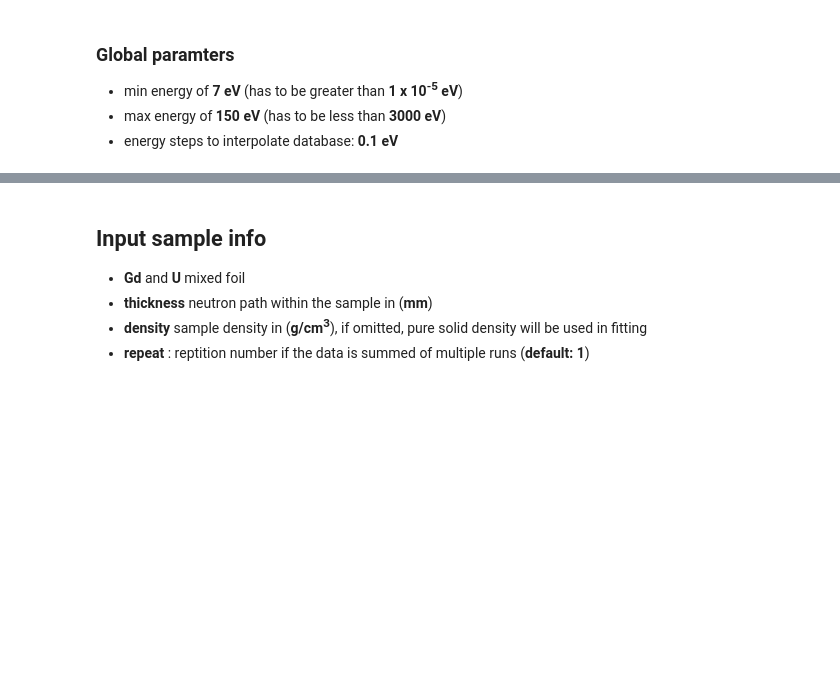
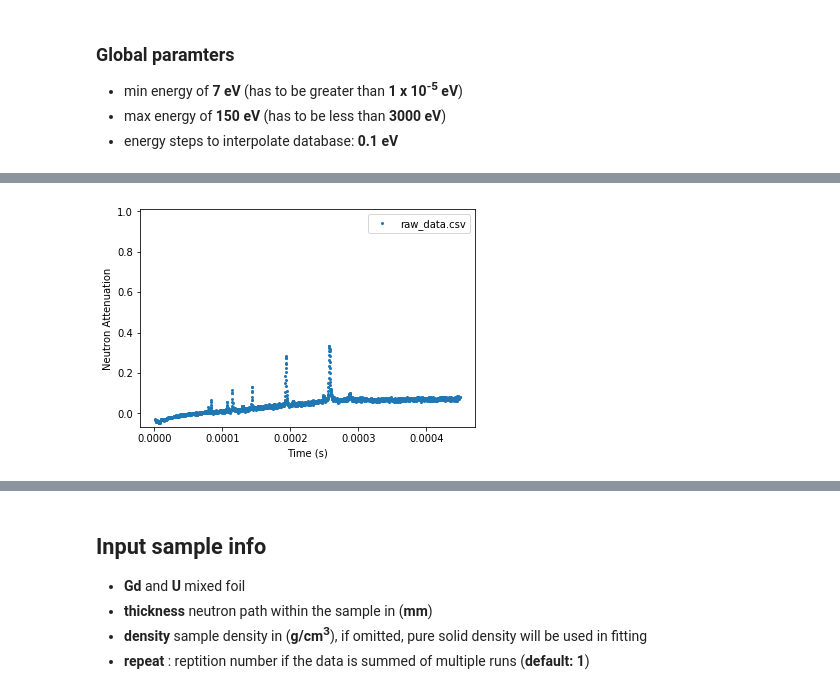
Before and after one commit to ornlneutronimaging/ResoFit, a Jupyter notebook: notebooks/tutorial.ipynb, the cells around one changed output, grey strips where cells are left out. Cells and saved outputs as stored; diff of their text form; code cells hidden in the pictures; blank space fills up the shorter version.

```diff
--- a/notebooks/tutorial.ipynb
+++ b/notebooks/tutorial.ipynb
@@ -47,0 +192,5 @@ plt.show()
+# %%
+experiment.plot_raw(x_axis='time', time_unit='s')
+plt.show()
+# %% [output]
+[figure, added]
```
Also changed, not shown: parts of 87 cells of this notebook, 3 other files.
